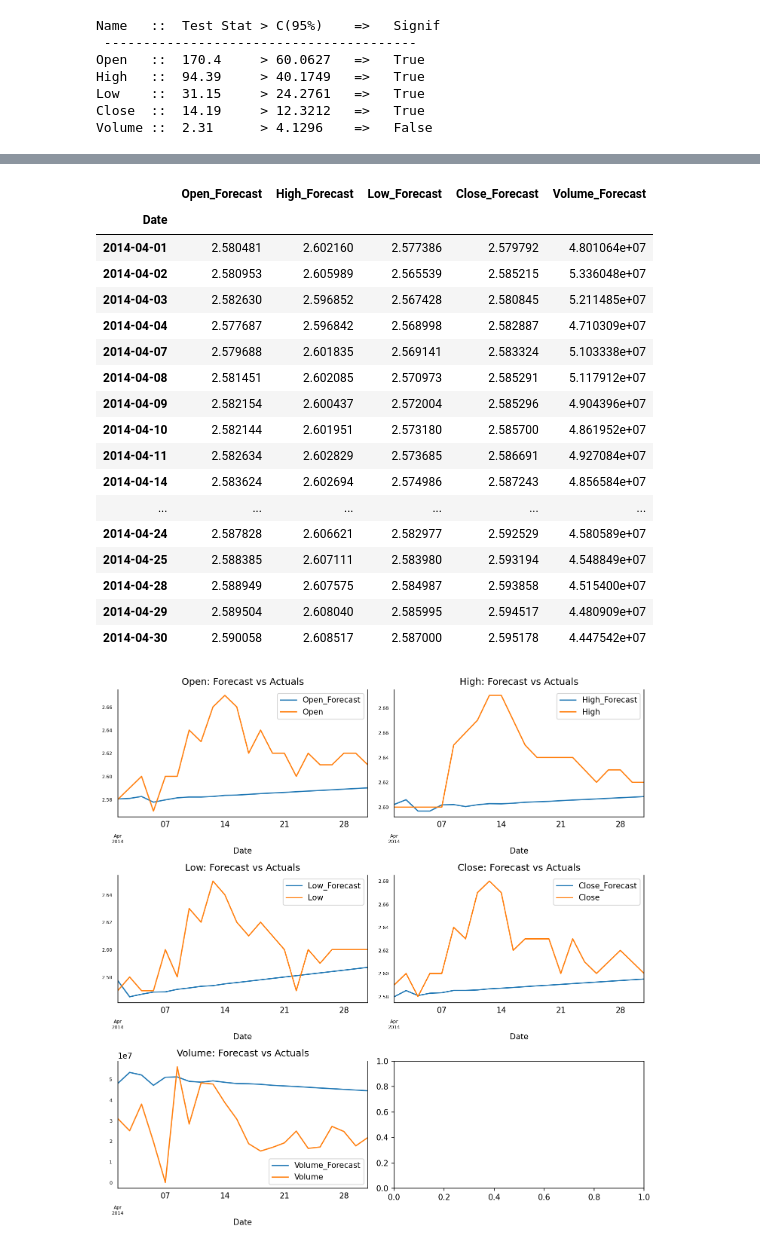
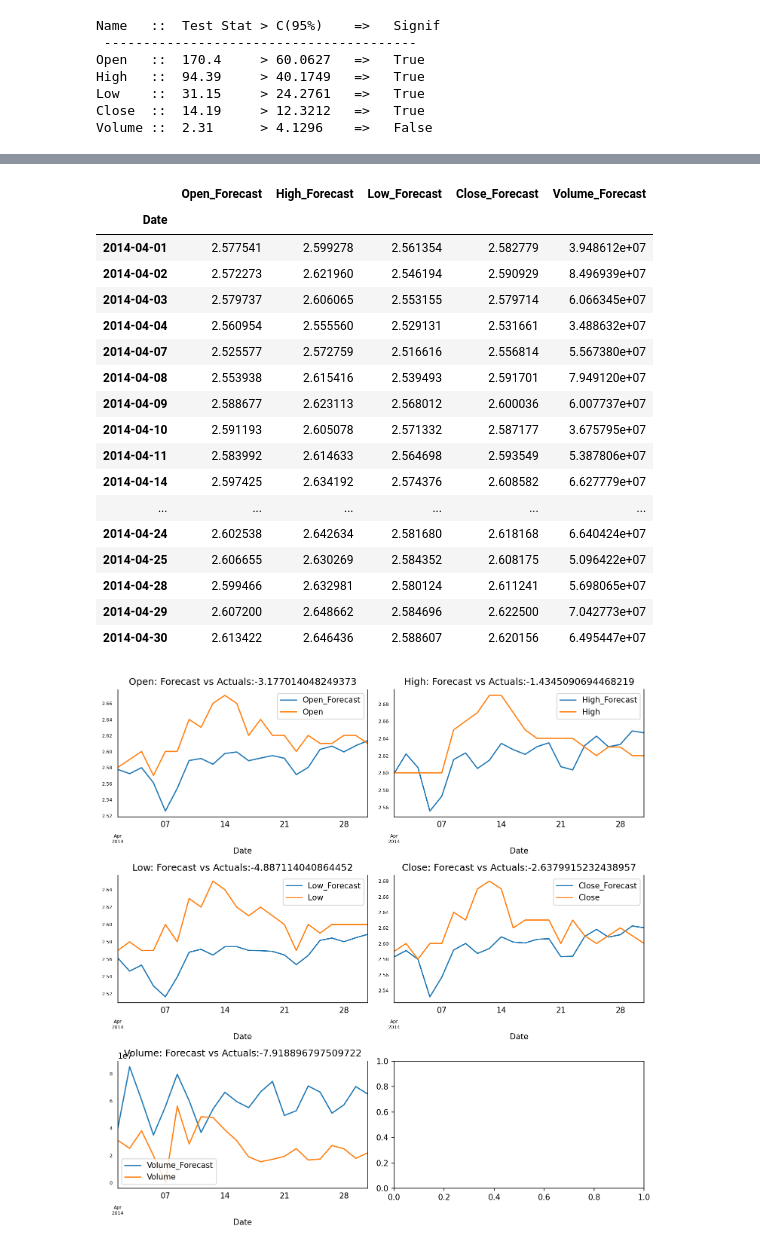
Before and after one commit to Allanroy-tz/PyLab, a Jupyter notebook: 时间序列分析/VAR.ipynb, the cells around one changed output, grey strips where cells are left out. Drawn from its saved outputs; the diff is of its cells as text; code cells hidden in the pictures.

```diff
--- a/时间序列分析/VAR.ipynb
+++ b/时间序列分析/VAR.ipynb
@@ -47,13 +47,15 @@ Date
 [figure]
 # %%
 from sklearn.metrics import r2_score
-dimension = 5
+'''训练数据维度'''
+dimension = 3
 nptrain = train.to_numpy()
 # print(nptrain)
 u, s, vt = np.linalg.svd(nptrain)
 # print(u)
 # print(s)
 # print(vt)
+'''降维'''
 svdtrain = np.dot(vt[:dimension, :], np.mat(nptrain).T).T
 predict_sunspots02 = np.dot(svdtrain, vt[:dimension, :])
 print(r2_score(nptrain, predict_sunspots02))
@@ -231,7 +233,7 @@ for name, column in df_differenced.iteritems():
 # step7：选择模型阶数并训练，根据AIC值，lag=3时达到局部最优
 model = VAR(df_differenced)
 ss=pd.DataFrame(columns={'AIC','BIC','FPE','HQIC'})
-for i in range(15):
+for i in range(40):
     result = model.fit(i+1)
     ss.loc[str(i+1)+'阶']=[[result.aic],[result.bic],[result.fpe],[result.hqic]]
     # print('Lag Order =', i)
@@ -260,10 +263,16 @@ ss
 # %%
 # 拟合模型
-model_fitted = model.fit(2)
+model_fitted = model.fit(8)
 # model_fitted.summary()
 # %%
 # step8：durbin watson test，检验残差项中是否还存在相关性，这一步的目的是确保模型已经解释了数据中所有的方差和模式
 out = durbin_watson(model_fitted.resid)
+a=0
+b=0
 for col, val in zip(sub.columns, out):
-    print(round(val, 2))  # 检验值越接近2，说明模型越好
+    a+=round(val, 4)
+    b=b+1
+    #print(round(val, 4))  # 检验值越接近2，说明模型越好
+a=a/b
+np.abs(a-2)
 # %% [output]
@@ -339,34 +344,34 @@ df_results
 # %% [output]
 |  | Open_Forecast | High_Forecast | Low_Forecast | Close_Forecast | Volume_Forecast |
 | Date |  |  |  |  |  |
-| 2014-04-01 | 2.580481 | 2.602160 | 2.577386 | 2.579792 | 4.801064e+07 |
-| 2014-04-02 | 2.580953 | 2.605989 | 2.565539 | 2.585215 | 5.336048e+07 |
-| 2014-04-03 | 2.582630 | 2.596852 | 2.567428 | 2.580845 | 5.211485e+07 |
-| 2014-04-04 | 2.577687 | 2.596842 | 2.568998 | 2.582887 | 4.710309e+07 |
-| 2014-04-07 | 2.579688 | 2.601835 | 2.569141 | 2.583324 | 5.103338e+07 |
-| 2014-04-08 | 2.581451 | 2.602085 | 2.570973 | 2.585291 | 5.117912e+07 |
-| 2014-04-09 | 2.582154 | 2.600437 | 2.572004 | 2.585296 | 4.904396e+07 |
-| 2014-04-10 | 2.582144 | 2.601951 | 2.573180 | 2.585700 | 4.861952e+07 |
-| 2014-04-11 | 2.582634 | 2.602829 | 2.573685 | 2.586691 | 4.927084e+07 |
-| 2014-04-14 | 2.583624 | 2.602694 | 2.574986 | 2.587243 | 4.856584e+07 |
+| 2014-04-01 | 2.577541 | 2.599278 | 2.561354 | 2.582779 | 3.948612e+07 |
+| 2014-04-02 | 2.572273 | 2.621960 | 2.546194 | 2.590929 | 8.496939e+07 |
+| 2014-04-03 | 2.579737 | 2.606065 | 2.553155 | 2.579714 | 6.066345e+07 |
+| 2014-04-04 | 2.560954 | 2.555560 | 2.529131 | 2.531661 | 3.488632e+07 |
+| 2014-04-07 | 2.525577 | 2.572759 | 2.516616 | 2.556814 | 5.567380e+07 |
+| 2014-04-08 | 2.553938 | 2.615416 | 2.539493 | 2.591701 | 7.949120e+07 |
+| 2014-04-09 | 2.588677 | 2.623113 | 2.568012 | 2.600036 | 6.007737e+07 |
+| 2014-04-10 | 2.591193 | 2.605078 | 2.571332 | 2.587177 | 3.675795e+07 |
+| 2014-04-11 | 2.583992 | 2.614633 | 2.564698 | 2.593549 | 5.387806e+07 |
+| 2014-04-14 | 2.597425 | 2.634192 | 2.574376 | 2.608582 | 6.627779e+07 |
 | ... | ... | ... | ... | ... | ... |
-| 2014-04-24 | 2.587828 | 2.606621 | 2.582977 | 2.592529 | 4.580589e+07 |
-| 2014-04-25 | 2.588385 | 2.607111 | 2.583980 | 2.593194 | 4.548849e+07 |
-| 2014-04-28 | 2.588949 | 2.607575 | 2.584987 | 2.593858 | 4.515400e+07 |
-| 2014-04-29 | 2.589504 | 2.608040 | 2.585995 | 2.594517 | 4.480909e+07 |
-| 2014-04-30 | 2.590058 | 2.608517 | 2.587000 | 2.595178 | 4.447542e+07 |
+| 2014-04-24 | 2.602538 | 2.642634 | 2.581680 | 2.618168 | 6.640424e+07 |
+| 2014-04-25 | 2.606655 | 2.630269 | 2.584352 | 2.608175 | 5.096422e+07 |
+| 2014-04-28 | 2.599466 | 2.632981 | 2.580124 | 2.611241 | 5.698065e+07 |
+| 2014-04-29 | 2.607200 | 2.648662 | 2.584696 | 2.622500 | 7.042773e+07 |
+| 2014-04-30 | 2.613422 | 2.646436 | 2.588607 | 2.620156 | 6.495447e+07 |
 # %%
 fig, axes = plt.subplots(nrows=3, ncols=2, dpi=150, figsize=(10, 10))
 for i, (col, ax) in enumerate(zip(sub.columns, axes.flatten())):
     df_results[str(col)+"_Forecast"].plot(legend=True,
                                           ax=ax).autoscale(axis='x', tight=True)
-    testDf[str(col)][-22:].plot(legend=True, ax=ax)
-    ax.set_title(col + ": Forecast vs Actuals")
+    testDf[str(col)].plot(legend=True, ax=ax)
+    ax.set_title(col + ": Forecast vs Actuals:"+str(r2_score(df_results[str(col)+"_Forecast"].T,testDf[str(col)].T)))
     ax.xaxis.set_ticks_position('none')
     ax.yaxis.set_ticks_position('none')
     ax.spines["top"].set_alpha(0)
     ax.tick_params(labelsize=6)
 
 plt.tight_layout()
 # %% [output]
-[figure, old version]
+[figure, new version]
```
Also changed, not shown: parts of 6 cells of this notebook.
